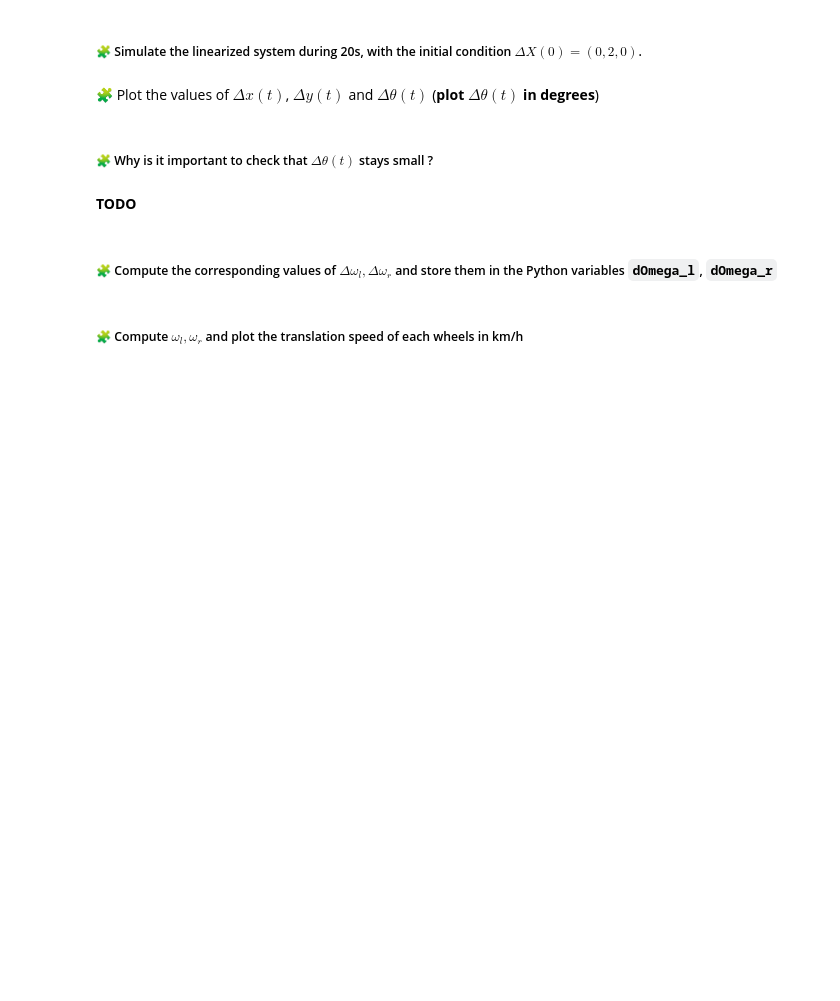
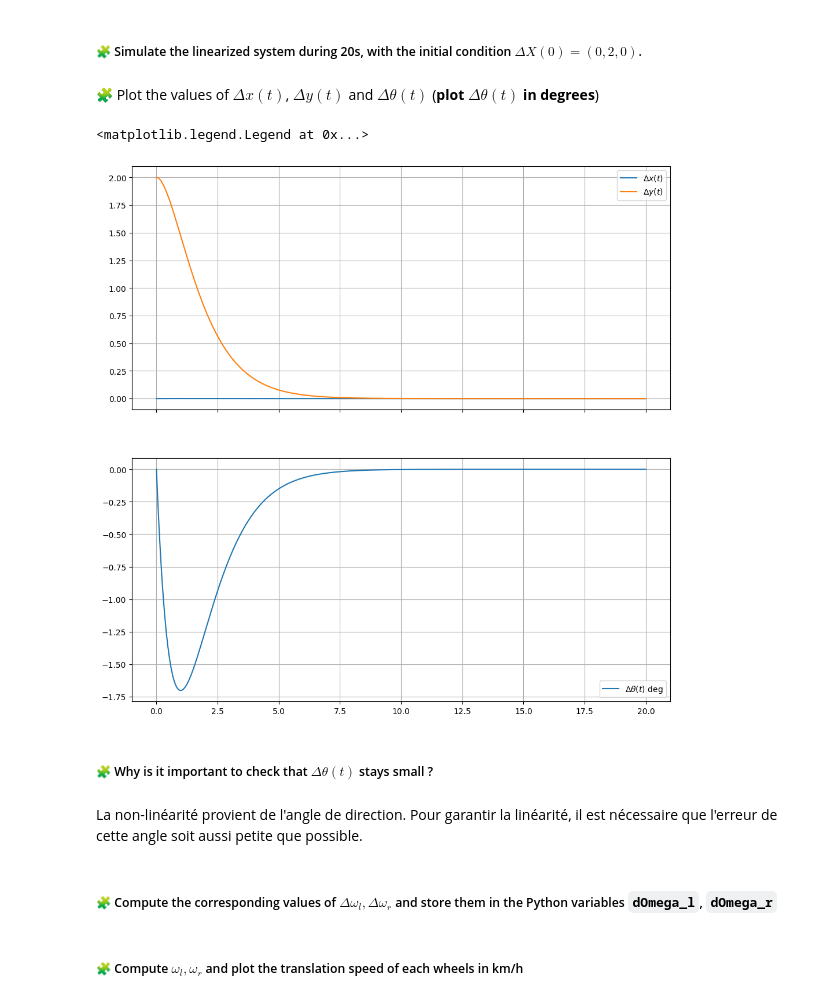
Before and after one commit to saadlf36/control-engineering-with-python-project-2023-2024, a Jupyter notebook: Project-part-2.ipynb, the cells around one changed output. Drawn from its saved outputs; the diff is of its cells as text; code cells hidden in the pictures; blank space fills up the shorter version.

```diff
--- a/Project-part-2.ipynb
+++ b/Project-part-2.ipynb
@@ -503,0 +500,9 @@ pass
+# %%
+import numpy as np
+r = 0.125
+l = 0.5
+v = 25
+A = np.array([[0, 0, 0], [0, 0, v], [0, 0, 0]])
+B = np.array([[r/2, r/2], [0, 0], [-r/l, r/l]])
+print(A)
+print(B)
@@ -513,3 +523,6 @@ pass
+# %%
+def lin_fun(t, deltaX):
+    return A @ deltaX + B @ deltaOmega(t, deltaX)
 # %% [markdown]
 ### Controller Design on the linearized system
 # %% [markdown]
@@ -533,2 +560,17 @@ pass
+# %%
+import scipy as sc
+
+def deltaOmega(t,deltaX):
+    return -K @ deltaX
+
+tf = 20
+r = sc.integrate.solve_ivp(
+    fun=lin_fun,
+    t_span=[0, tf],
+    y0=[0, 2, 0],
+    dense_output=True,
+    rtol=1e-6,
+    atol=1e-12
+)
 # %% [markdown]
 🧩 Plot the values of $\Delta x(t)$, $\Delta y(t)$ and $\Delta\theta(t)$ (**plot $\Delta\theta(t)$ in degrees**)
@@ -537,6 +577,24 @@ pass
+# %%
+import numpy as np
+import matplotlib.pyplot as plt
+
+t = np.linspace(0.0,tf, 1000)
+dx, dy, dtheta = r["sol"](t)
+fig = plt.figure(figsize=(12, 12))
+ax1, ax2 = fig.subplots(2, 1, sharex=True)
+ax1.grid(True)
+ax1.plot(t, dx, label="$\Delta x(t)$")
+ax1.plot(t, dy, label="$\Delta y(t)$")
+ax1.legend()
+ax2.grid(True)
+ax2.plot(t, dtheta*180/np.pi, label=r"$\Delta\theta(t)$ deg")
+ax2.legend()
+# %% [output]
+<matplotlib.legend.Legend at 0x...>
+[figure, added]
 # %% [markdown]
 ##### 🧩 Why is it important to check that $\Delta\theta(t)$ stays small ?
-# %% [markdown]
-**TODO**
+# %% [markdown]
+La non-linéarité provient de l'angle de direction. Pour garantir la linéarité, il est nécessaire que l'erreur de cette angle soit aussi petite que possible.
 # %% [markdown]
 ##### 🧩 Compute the corresponding values of $\Delta\omega_l,\Delta\omega_r$ and store them in the Python variables `dOmega_l`, `dOmega_r`
```
Also changed, not shown: parts of 16 cells of this notebook.
